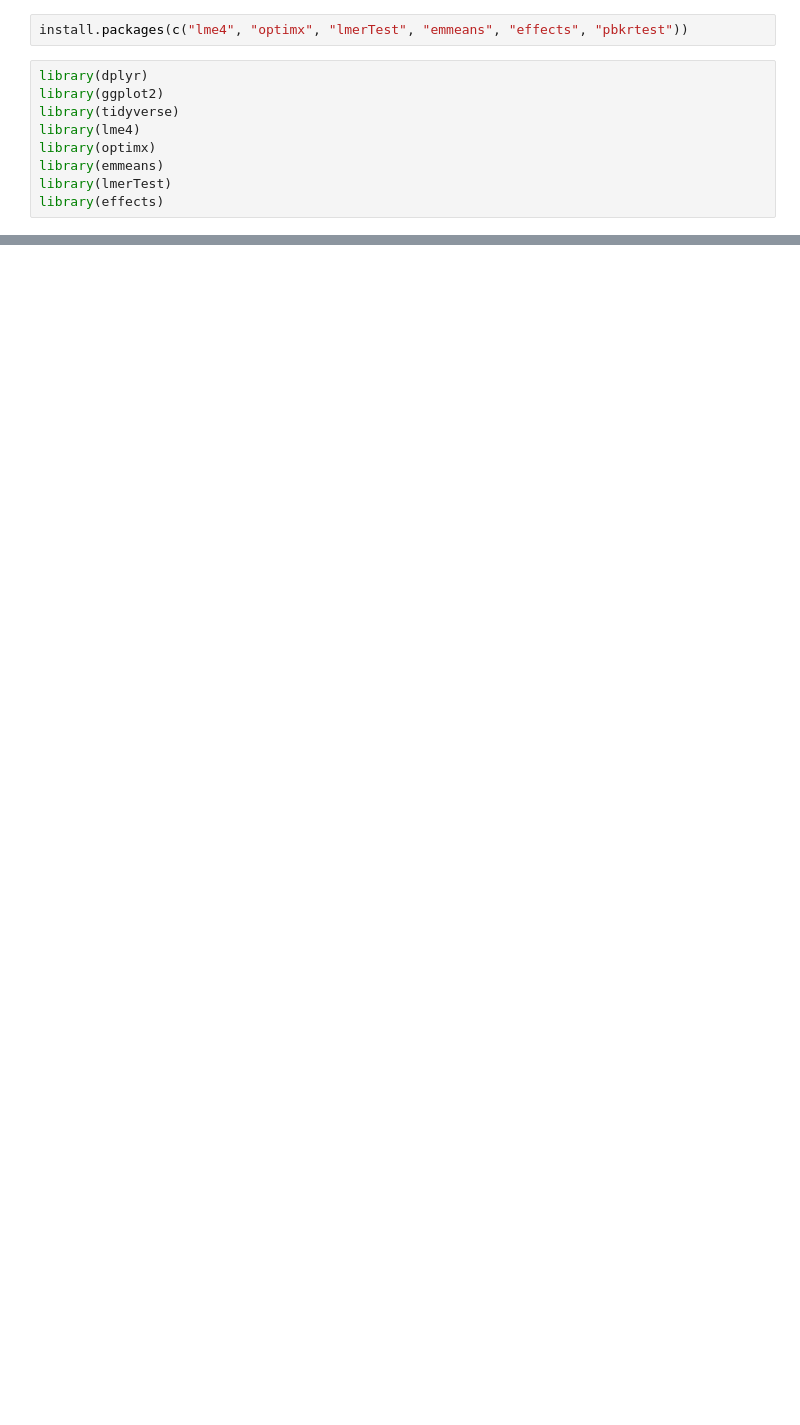
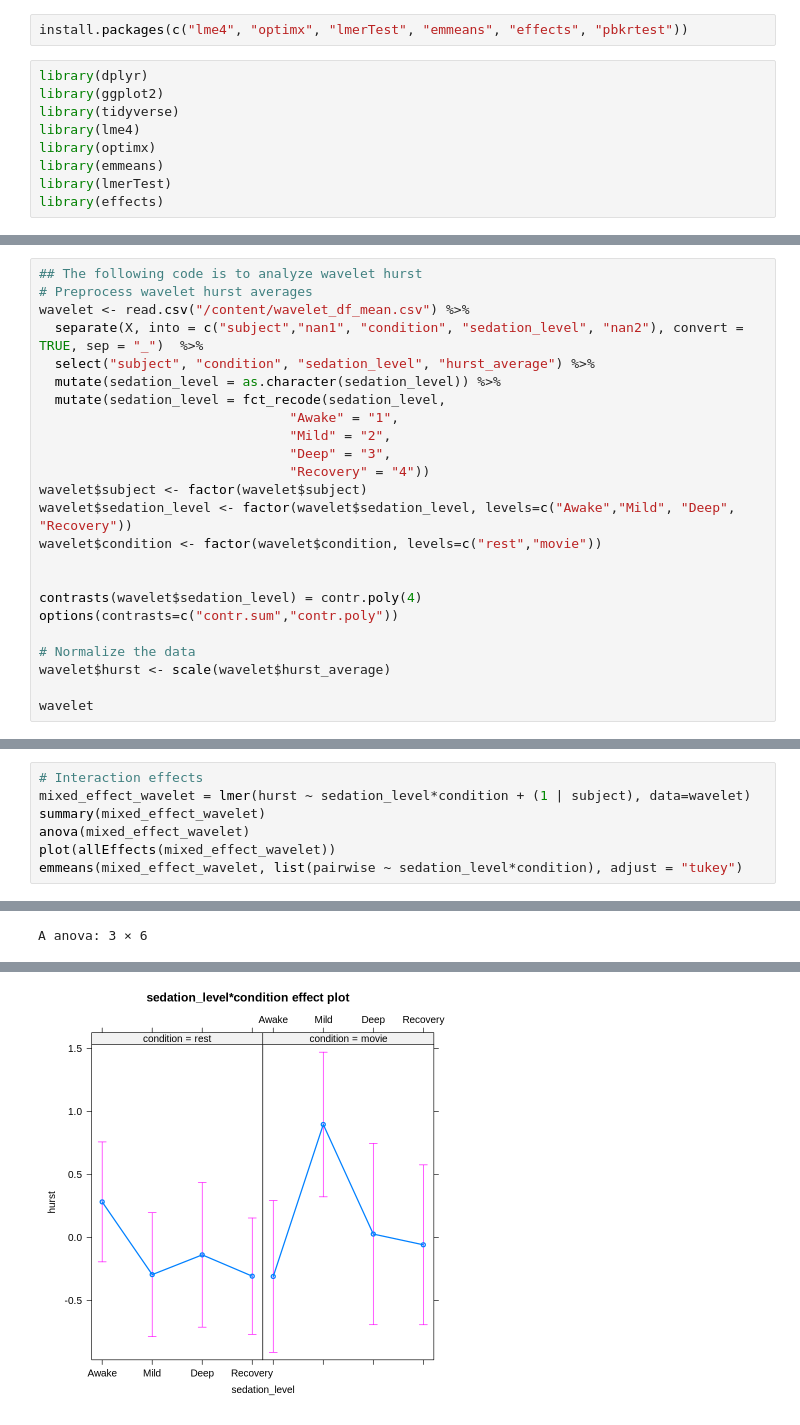
Before and after one commit to MianzhiHu/Propofol, a Jupyter notebook: mixed_effect_model.ipynb, the cells around one changed output, grey strips where cells are left out. Saved outputs shown, nothing was run; the diff lists cells and outputs as text; blank space fills up the shorter version.

```diff
--- a/mixed_effect_model.ipynb
+++ b/mixed_effect_model.ipynb
@@ -166,0 +160,24 @@ emmeans(mixed_effect_total_100, list(pairwise ~ sedation_level*condition), adjus
+# %%
+## The following code is to analyze wavelet hurst
+# Preprocess wavelet hurst averages
+wavelet <- read.csv("/content/wavelet_df_mean.csv") %>%
+  separate(X, into = c("subject","nan1", "condition", "sedation_level", "nan2"), convert = TRUE, sep = "_")  %>%
+  select("subject", "condition", "sedation_level", "hurst_average") %>%
+  mutate(sedation_level = as.character(sedation_level)) %>%
+  mutate(sedation_level = fct_recode(sedation_level,
+                                "Awake" = "1",
+                                "Mild" = "2",
+                                "Deep" = "3",
+                                "Recovery" = "4"))
+wavelet$subject <- factor(wavelet$subject)
+wavelet$sedation_level <- factor(wavelet$sedation_level, levels=c("Awake","Mild", "Deep", "Recovery"))
+wavelet$condition <- factor(wavelet$condition, levels=c("rest","movie"))
+
+
+contrasts(wavelet$sedation_level) = contr.poly(4)
+options(contrasts=c("contr.sum","contr.poly"))
+
+# Normalize the data
+wavelet$hurst <- scale(wavelet$hurst_average)
+
+wavelet
@@ -166,0 +216,8 @@ emmeans(mixed_effect_total_100, list(pairwise ~ sedation_level*condition), adjus
+# %%
+# Interaction effects
+mixed_effect_wavelet = lmer(hurst ~ sedation_level*condition + (1 | subject), data=wavelet)
+summary(mixed_effect_wavelet)
+anova(mixed_effect_wavelet)
+plot(allEffects(mixed_effect_wavelet))
+emmeans(mixed_effect_wavelet, list(pairwise ~ sedation_level*condition), adjust = "tukey")
+# %% [output]
@@ -166,0 +241 @@ emmeans(mixed_effect_total_100, list(pairwise ~ sedation_level*condition), adjus
+A anova: 3 × 6
@@ -166,0 +266 @@ emmeans(mixed_effect_total_100, list(pairwise ~ sedation_level*condition), adjus
+[figure, added]
```
Also changed, not shown: parts of 35 cells of this notebook.
